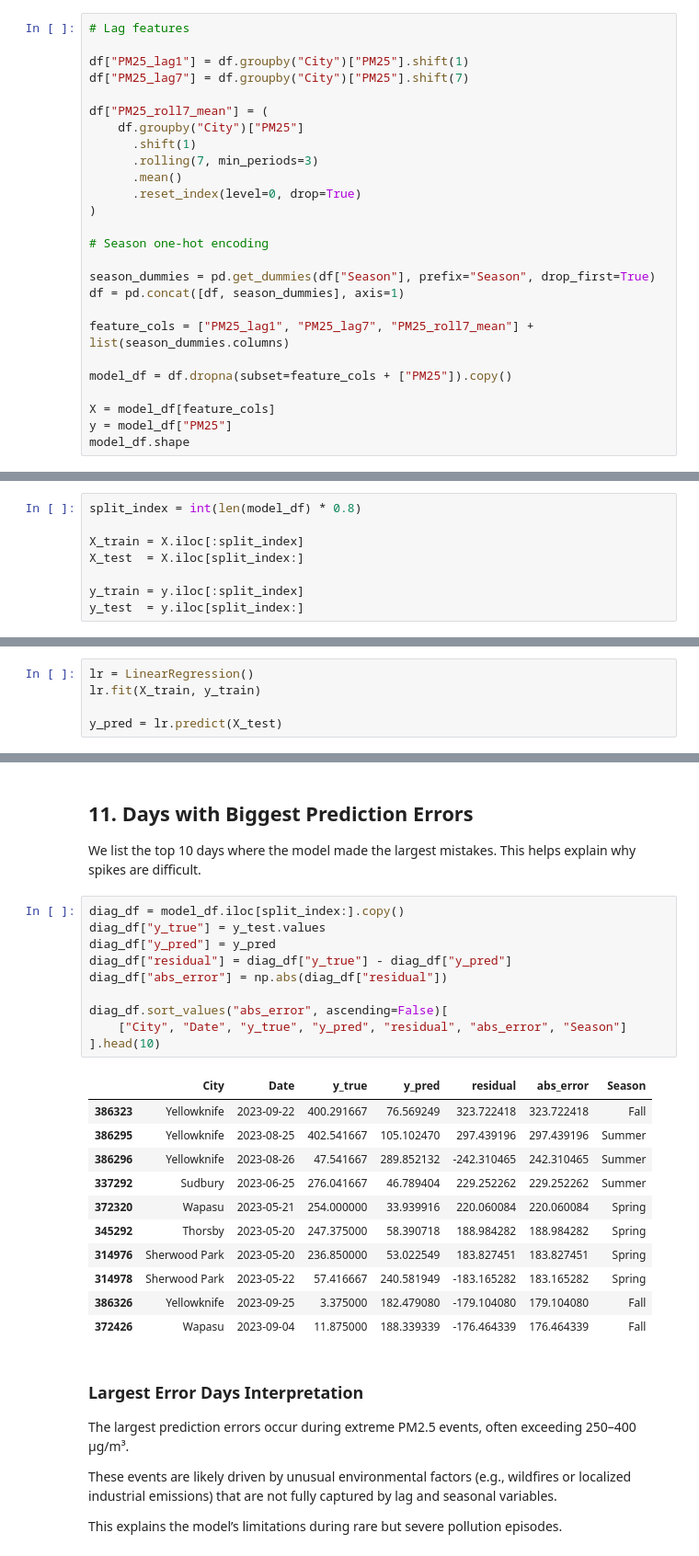
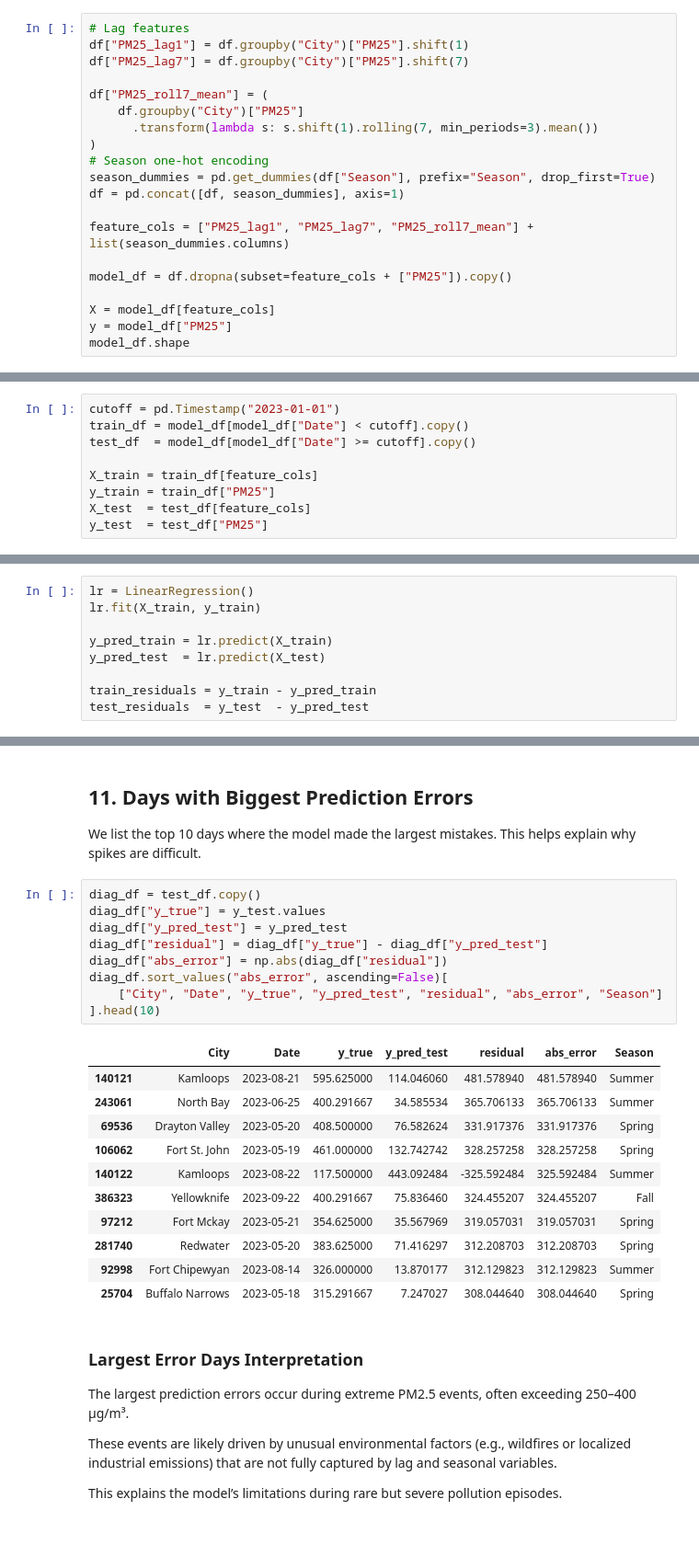
Before and after one commit to hetachavda/pm25-capstone-jupyter, a Jupyter notebook: notebooks/models/PM25_Model_Diagnostics.ipynb, the cells around one changed output, grey strips where cells are left out. Shown at 92% size. Saved outputs shown, nothing was run; the diff lists cells and outputs as text.

```diff
--- a/notebooks/models/PM25_Model_Diagnostics.ipynb
+++ b/notebooks/models/PM25_Model_Diagnostics.ipynb
@@ -41,20 +39,14 @@ df.head()
 We recreate lag features and season one-hot encoding so diagnostics is consistent.
 # %%
 # Lag features
-
 df["PM25_lag1"] = df.groupby("City")["PM25"].shift(1)
 df["PM25_lag7"] = df.groupby("City")["PM25"].shift(7)
 
 df["PM25_roll7_mean"] = (
     df.groupby("City")["PM25"]
-      .shift(1)
-      .rolling(7, min_periods=3)
-      .mean()
-      .reset_index(level=0, drop=True)
+      .transform(lambda s: s.shift(1).rolling(7, min_periods=3).mean())
 )
-
 # Season one-hot encoding
-
 season_dummies = pd.get_dummies(df["Season"], prefix="Season", drop_first=True)
 df = pd.concat([df, season_dummies], axis=1)
 
@@ -71,20 +63,25 @@ model_df.shape
 ## 4. Time-Based Train/Test Split
 We keep the same 80/20 split to match our baseline results.
 # %%
-split_index = int(len(model_df) * 0.8)
+cutoff = pd.Timestamp("2023-01-01")
+train_df = model_df[model_df["Date"] < cutoff].copy()
+test_df  = model_df[model_df["Date"] >= cutoff].copy()
 
-X_train = X.iloc[:split_index]
-X_test  = X.iloc[split_index:]
-
-y_train = y.iloc[:split_index]
-y_test  = y.iloc[split_index:]
+X_train = train_df[feature_cols]
+y_train = train_df["PM25"]
+X_test  = test_df[feature_cols]
+y_test  = test_df["PM25"]
 # %% [markdown]
 ## 5. Train the Model and Generate Predictions
 # %%
 lr = LinearRegression()
 lr.fit(X_train, y_train)
 
-y_pred = lr.predict(X_test)
+y_pred_train = lr.predict(X_train)
+y_pred_test  = lr.predict(X_test)
+
+train_residuals = y_train - y_pred_train
+test_residuals  = y_test  - y_pred_test
 # %% [markdown]
 ## 6. Quick Performance Check
 # %%
@@ -205,27 +201,26 @@ This pattern confirms that while the linear model captures general trends, it ha
 We list the top 10 days where the model made the largest mistakes.
 This helps explain why spikes are difficult.
 # %%
-diag_df = model_df.iloc[split_index:].copy()
+diag_df = test_df.copy()
 diag_df["y_true"] = y_test.values
-diag_df["y_pred"] = y_pred
-diag_df["residual"] = diag_df["y_true"] - diag_df["y_pred"]
+diag_df["y_pred_test"] = y_pred_test
+diag_df["residual"] = diag_df["y_true"] - diag_df["y_pred_test"]
 diag_df["abs_error"] = np.abs(diag_df["residual"])
-
 diag_df.sort_values("abs_error", ascending=False)[
-    ["City", "Date", "y_true", "y_pred", "residual", "abs_error", "Season"]
+    ["City", "Date", "y_true", "y_pred_test", "residual", "abs_error", "Season"]
 ].head(10)
 # %% [output]
-|  | City | Date | y_true | y_pred | residual | abs_error | Season |
-| 386323 | Yellowknife | 2023-09-22 | 400.291667 | 76.569249 | 323.722418 | 323.722418 | Fall |
-| 386295 | Yellowknife | 2023-08-25 | 402.541667 | 105.102470 | 297.439196 | 297.439196 | Summer |
-| 386296 | Yellowknife | 2023-08-26 | 47.541667 | 289.852132 | -242.310465 | 242.310465 | Summer |
-| 337292 | Sudbury | 2023-06-25 | 276.041667 | 46.789404 | 229.252262 | 229.252262 | Summer |
-| 372320 | Wapasu | 2023-05-21 | 254.000000 | 33.939916 | 220.060084 | 220.060084 | Spring |
-| 345292 | Thorsby | 2023-05-20 | 247.375000 | 58.390718 | 188.984282 | 188.984282 | Spring |
-| 314976 | Sherwood Park | 2023-05-20 | 236.850000 | 53.022549 | 183.827451 | 183.827451 | Spring |
-| 314978 | Sherwood Park | 2023-05-22 | 57.416667 | 240.581949 | -183.165282 | 183.165282 | Spring |
-| 386326 | Yellowknife | 2023-09-25 | 3.375000 | 182.479080 | -179.104080 | 179.104080 | Fall |
-| 372426 | Wapasu | 2023-09-04 | 11.875000 | 188.339339 | -176.464339 | 176.464339 | Fall |
+|  | City | Date | y_true | y_pred_test | residual | abs_error | Season |
+| 140121 | Kamloops | 2023-08-21 | 595.625000 | 114.046060 | 481.578940 | 481.578940 | Summer |
+| 243061 | North Bay | 2023-06-25 | 400.291667 | 34.585534 | 365.706133 | 365.706133 | Summer |
+| 69536 | Drayton Valley | 2023-05-20 | 408.500000 | 76.582624 | 331.917376 | 331.917376 | Spring |
+| 106062 | Fort St. John | 2023-05-19 | 461.000000 | 132.742742 | 328.257258 | 328.257258 | Spring |
+| 140122 | Kamloops | 2023-08-22 | 117.500000 | 443.092484 | -325.592484 | 325.592484 | Summer |
+| 386323 | Yellowknife | 2023-09-22 | 400.291667 | 75.836460 | 324.455207 | 324.455207 | Fall |
+| 97212 | Fort Mckay | 2023-05-21 | 354.625000 | 35.567969 | 319.057031 | 319.057031 | Spring |
+| 281740 | Redwater | 2023-05-20 | 383.625000 | 71.416297 | 312.208703 | 312.208703 | Spring |
+| 92998 | Fort Chipewyan | 2023-08-14 | 326.000000 | 13.870177 | 312.129823 | 312.129823 | Summer |
+| 25704 | Buffalo Narrows | 2023-05-18 | 315.291667 | 7.247027 | 308.044640 | 308.044640 | Spring |
 # %% [markdown]
 ### Largest Error Days Interpretation
 
```
Also changed, not shown: parts of 6 cells of this notebook, 10 other files.
